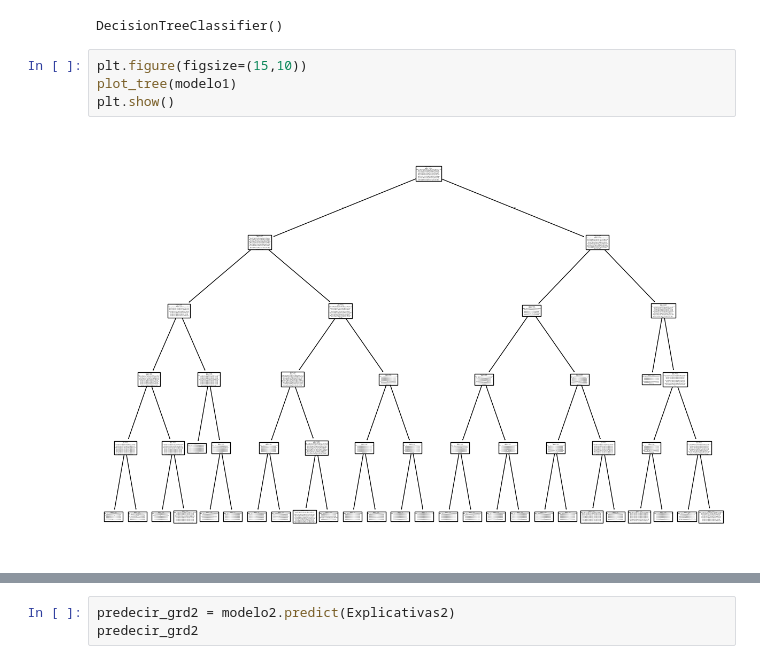
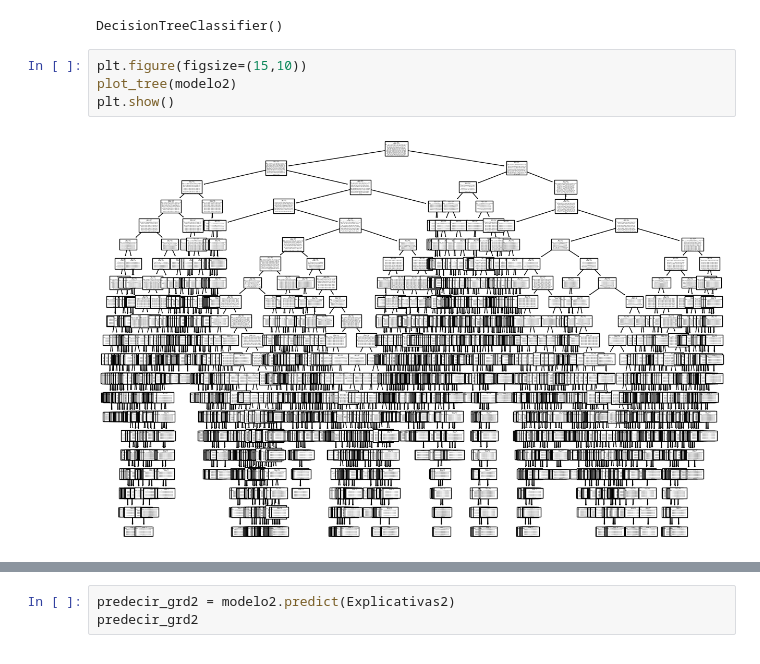
Before and after one commit to Coragg/GRDprediction, a Jupyter notebook: python/TreeModel.ipynb, the cells around one changed output, grey strips where cells are left out. Drawn from its saved outputs; the diff is of its cells as text.

```diff
--- a/python/TreeModel.ipynb
+++ b/python/TreeModel.ipynb
@@ -330,10 +386,10 @@ DecisionTreeClassifier()
 DecisionTreeClassifier()
 # %%
 plt.figure(figsize=(15,10))
-plot_tree(modelo1)
+plot_tree(modelo2)
 plt.show()
 # %% [output]
-[figure, old version]
+[figure, new version]
 # %%
 test_ejemplo2 = Explicativas2.sample()
 test_ejemplo2
```
Also changed, not shown: parts of 31 cells of this notebook, 4 other files.
